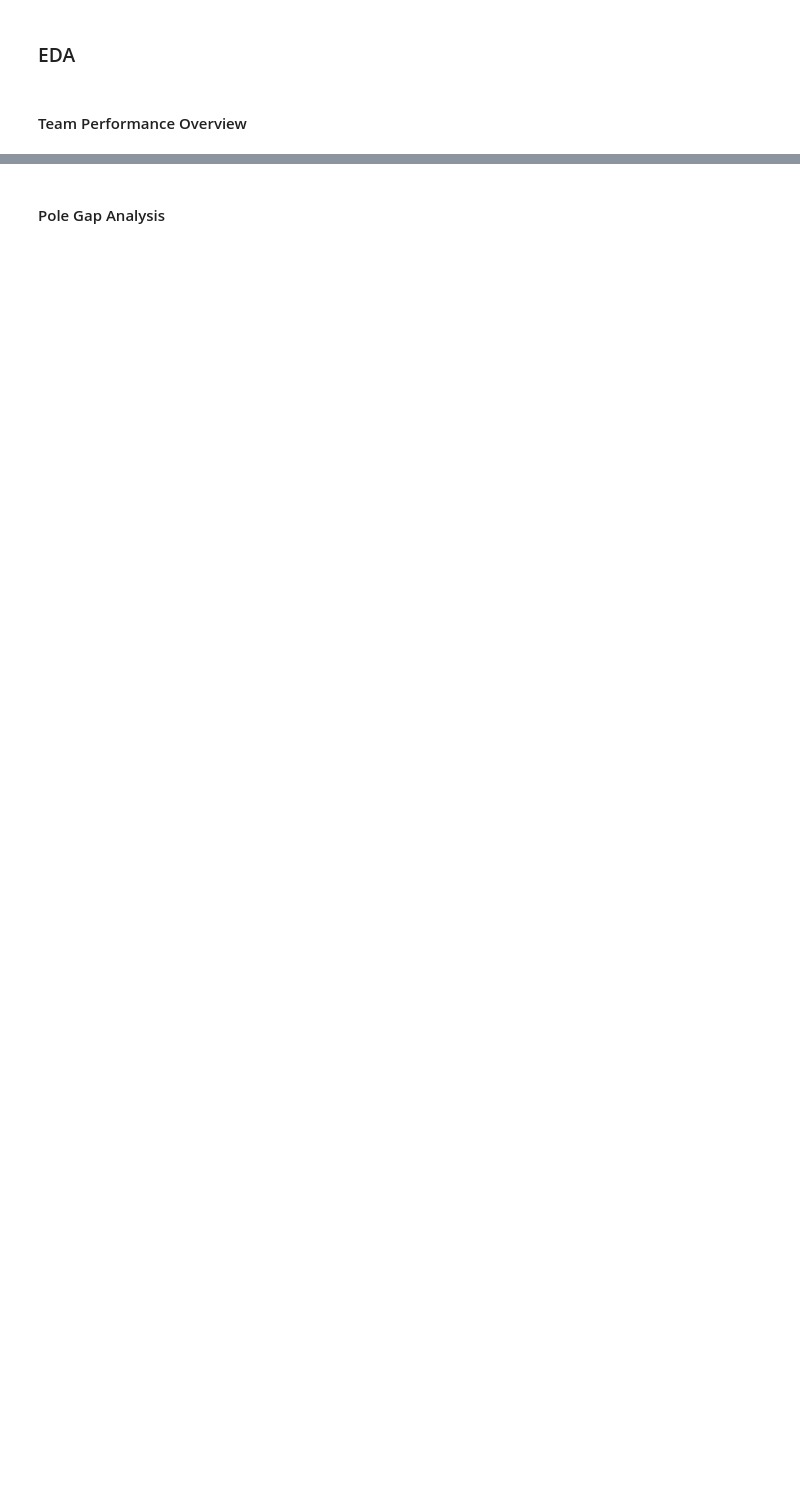
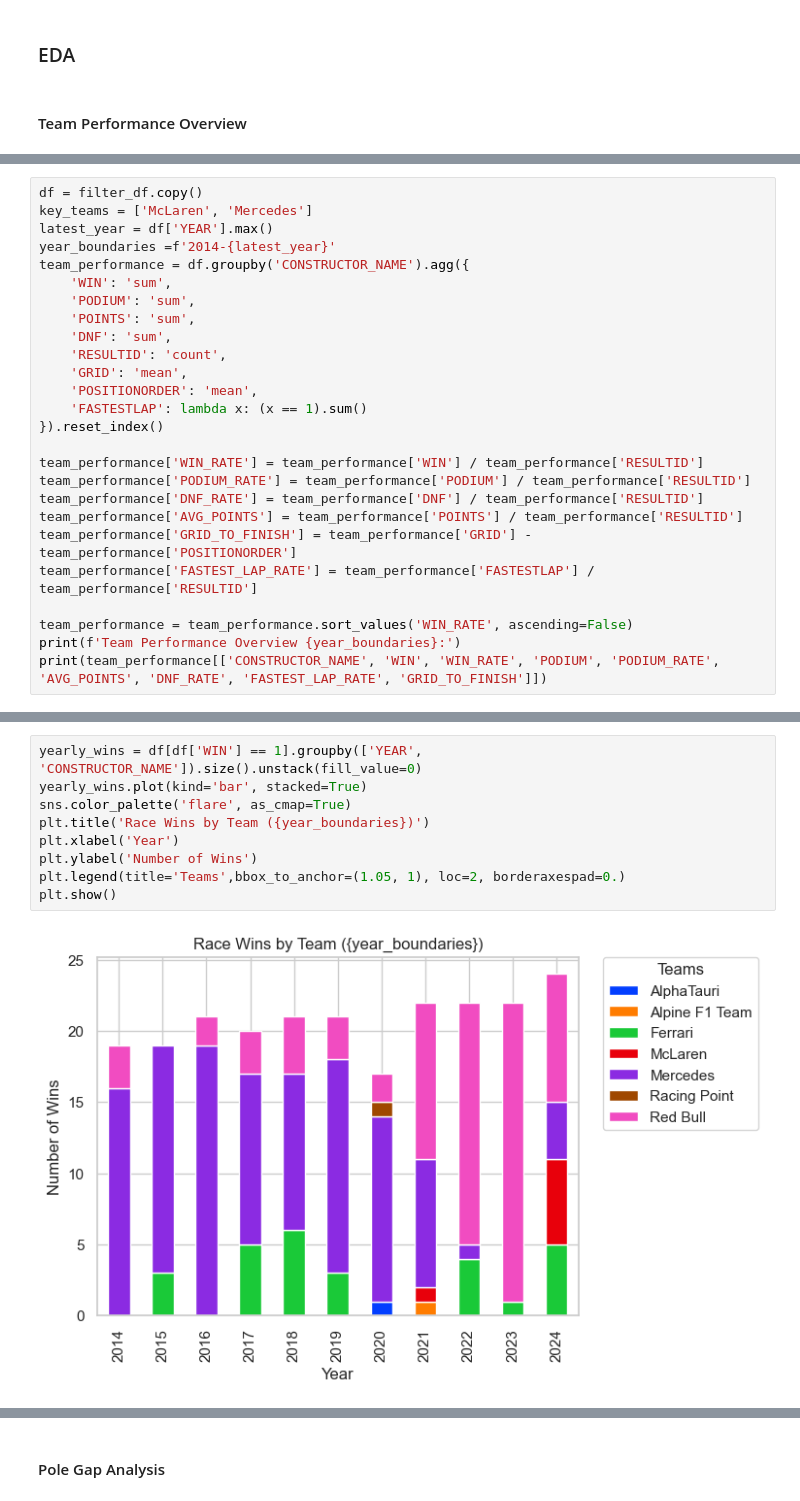
Before and after one commit to emilynagle2/Datathon, a Jupyter notebook: Notebooks/report.ipynb, the cells around one changed output, grey strips where cells are left out. Drawn from its saved outputs; the diff is of its cells as text; blank space fills up the shorter version.

Commit message:
feat: eda - team performance

```diff
--- a/Notebooks/report.ipynb
+++ b/Notebooks/report.ipynb
@@ -400,0 +475,26 @@ visualise team performances by year
+# %%
+df = filter_df.copy()
+key_teams = ['McLaren', 'Mercedes']
+latest_year = df['YEAR'].max()
+year_boundaries =f'2014-{latest_year}'
+team_performance = df.groupby('CONSTRUCTOR_NAME').agg({
+    'WIN': 'sum',
+    'PODIUM': 'sum',
+    'POINTS': 'sum',
+    'DNF': 'sum',
+    'RESULTID': 'count',
+    'GRID': 'mean',
+    'POSITIONORDER': 'mean',
+    'FASTESTLAP': lambda x: (x == 1).sum()
+}).reset_index()
+
+team_performance['WIN_RATE'] = team_performance['WIN'] / team_performance['RESULTID']
+team_performance['PODIUM_RATE'] = team_performance['PODIUM'] / team_performance['RESULTID']
+team_performance['DNF_RATE'] = team_performance['DNF'] / team_performance['RESULTID']
+team_performance['AVG_POINTS'] = team_performance['POINTS'] / team_performance['RESULTID']
+team_performance['GRID_TO_FINISH'] = team_performance['GRID'] - team_performance['POSITIONORDER']
+team_performance['FASTEST_LAP_RATE'] = team_performance['FASTESTLAP'] / team_performance['RESULTID']
+
+team_performance = team_performance.sort_values('WIN_RATE', ascending=False)
+print(f'Team Performance Overview {year_boundaries}:')
+print(team_performance[['CONSTRUCTOR_NAME', 'WIN', 'WIN_RATE', 'PODIUM', 'PODIUM_RATE', 'AVG_POINTS', 'DNF_RATE', 'FASTEST_LAP_RATE', 'GRID_TO_FINISH']])
@@ -400,0 +519,11 @@ visualise team performances by year
+# %%
+yearly_wins = df[df['WIN'] == 1].groupby(['YEAR', 'CONSTRUCTOR_NAME']).size().unstack(fill_value=0)
+yearly_wins.plot(kind='bar', stacked=True)
+sns.color_palette('flare', as_cmap=True)
+plt.title('Race Wins by Team ({year_boundaries})')
+plt.xlabel('Year')
+plt.ylabel('Number of Wins')
+plt.legend(title='Teams',bbox_to_anchor=(1.05, 1), loc=2, borderaxespad=0.)
+plt.show()
+# %% [output]
+[figure, added]
```
Also changed, not shown: parts of 35 cells of this notebook.
